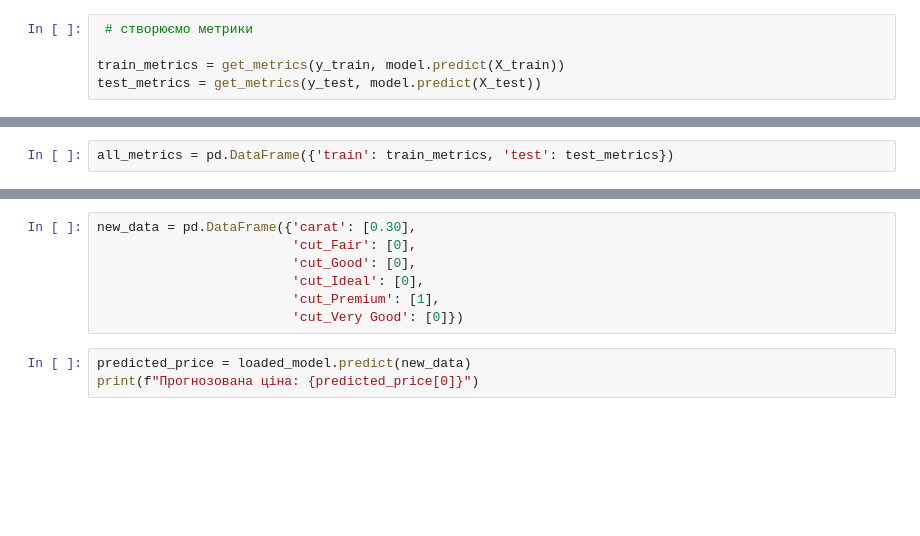
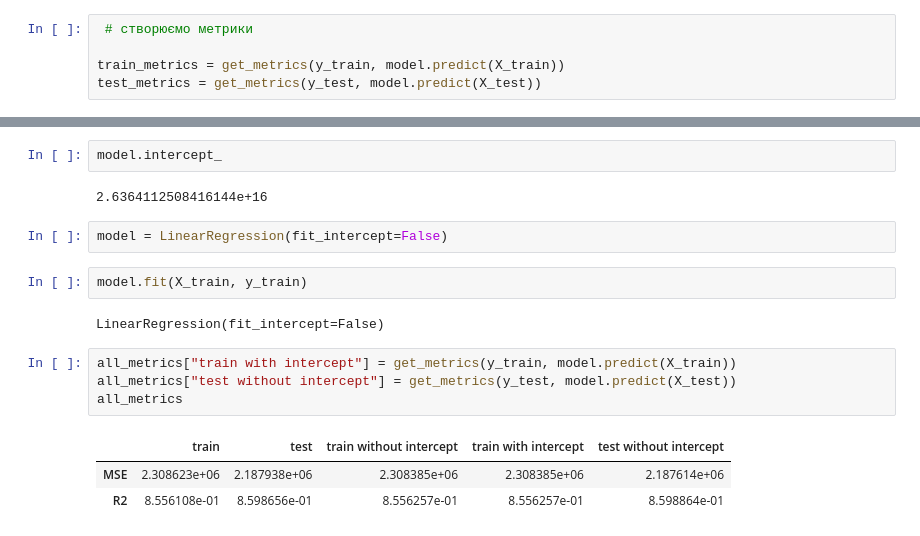
Before and after one commit to HromovAndrey/II_mood_3_part_2_practic, a Jupyter notebook: Untitled.ipynb, the cells around one changed output, grey strips where cells are left out. Drawn from its saved outputs; the diff is of its cells as text; blank space fills up the shorter version.

```diff
--- a/Untitled.ipynb
+++ b/Untitled.ipynb
@@ -103,2 +124,0 @@ pd.DataFrame({"coef": model.coef_}, index=X.columns)
-# %%
-all_metrics = pd.DataFrame({'train': train_metrics, 'test': test_metrics})
@@ -113,10 +125,18 @@ loaded_model = joblib.load('diamond_price_model.pkl')
-# %%
-new_data = pd.DataFrame({'carat': [0.30],
-                         'cut_Fair': [0],
-                         'cut_Good': [0],
-                         'cut_Ideal': [0],
-                         'cut_Premium': [1],
-                         'cut_Very Good': [0]})
-# %%
-predicted_price = loaded_model.predict(new_data)
-print(f"Прогнозована ціна: {predicted_price[0]}")
+# %%
+model.intercept_
+# %% [output]
+2.6364112508416144e+16
+# %%
+model = LinearRegression(fit_intercept=False)
+# %%
+model.fit(X_train, y_train)
+# %% [output]
+LinearRegression(fit_intercept=False)
+# %%
+all_metrics["train with intercept"] = get_metrics(y_train, model.predict(X_train))
+all_metrics["test without intercept"] = get_metrics(y_test, model.predict(X_test))
+all_metrics
+# %% [output]
+|  | train | test | train without intercept | train with intercept | test without intercept |
+| MSE | 2.308623e+06 | 2.187938e+06 | 2.308385e+06 | 2.308385e+06 | 2.187614e+06 |
+| R2 | 8.556108e-01 | 8.598656e-01 | 8.556257e-01 | 8.556257e-01 | 8.598864e-01 |
```
Also changed, not shown: parts of 24 cells of this notebook.
